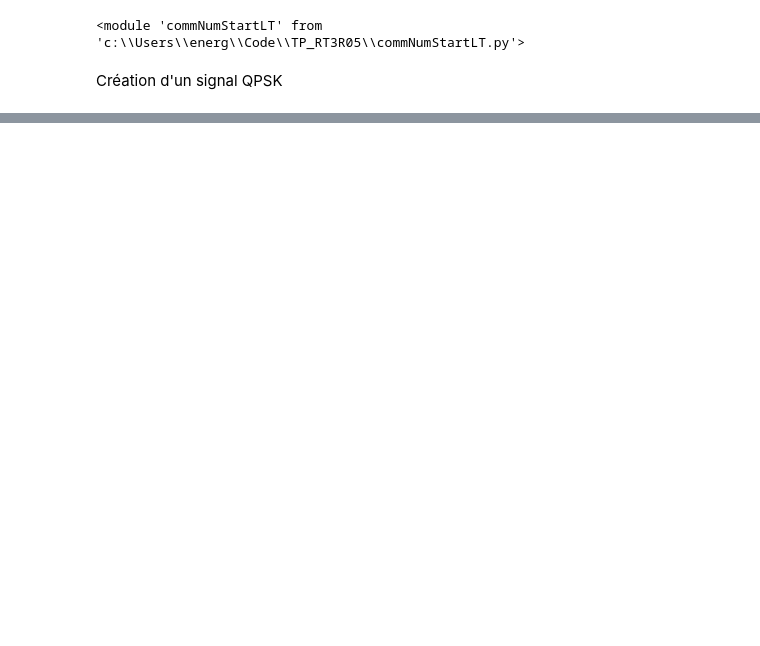
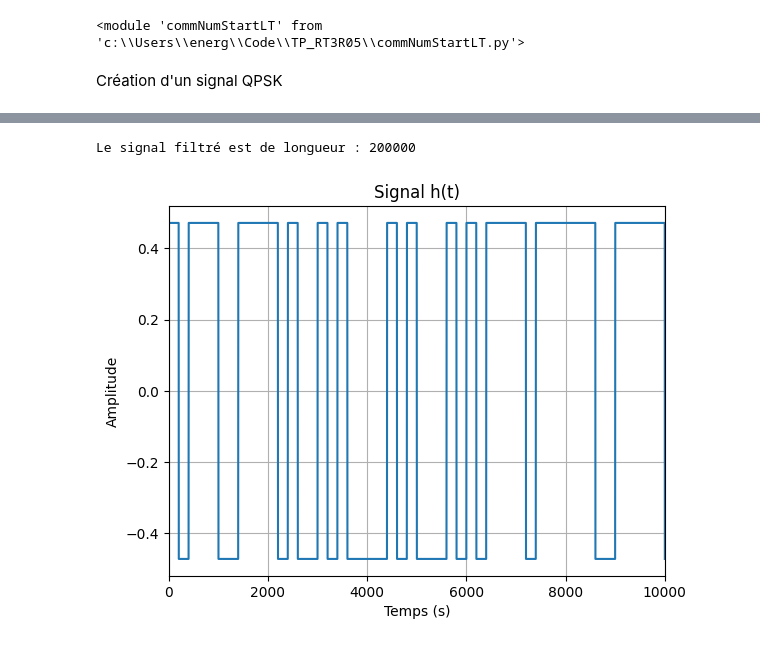
Before and after one commit to NergYR/TP_RT3R05, a Jupyter notebook: TP3_Transmission_sur_fréquence_porteuse_QPSK_LT.ipynb, the cells around one changed output, grey strips where cells are left out. Saved outputs shown, nothing was run; the diff lists cells and outputs as text; code cells hidden in the pictures; blank space fills up the shorter version.

```diff
--- a/TP3_Transmission_sur_fréquence_porteuse_QPSK_LT.ipynb
+++ b/TP3_Transmission_sur_fréquence_porteuse_QPSK_LT.ipynb
@@ -72,0 +77,30 @@ N = int(Ts * fe)
+# %%
+# Modulation QPSK
+# Rapidité de modulation = 50 symboles/s
+# Fréquence d’échantillonnage : 10KHz
+# Fréquence porteuse : 500Hz
+R = 50
+fe = 10e3
+f0 = 500
+D = R*2
+upsampling = int(fe/R)
+temp_bit = 1/D
+
+filtered = MyModem.filtre_MF(MyMap, upsampling=upsampling, filtre_type="rectangular")
+
+# Affichage du signal filtré
+
+plt.figure()
+plt.plot(filtered)
+plt.title("Signal h(t)")
+plt.xlabel("Temps (s)")
+plt.xlim(0, 10000)
+plt.ylabel("Amplitude")
+
+plt.grid()
+
+print("Le signal filtré est de longueur :", len(filtered))
+#Affichage des bits en print
+# %% [output]
+Le signal filtré est de longueur : 200000
+[figure, added]
```
Also changed, not shown: parts of 12 cells of this notebook, 1 other file.
